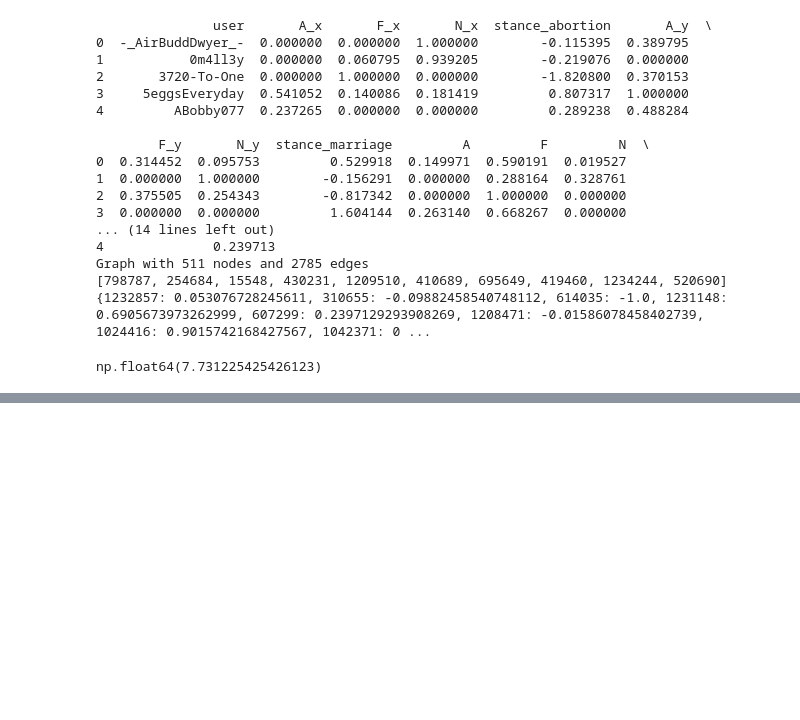
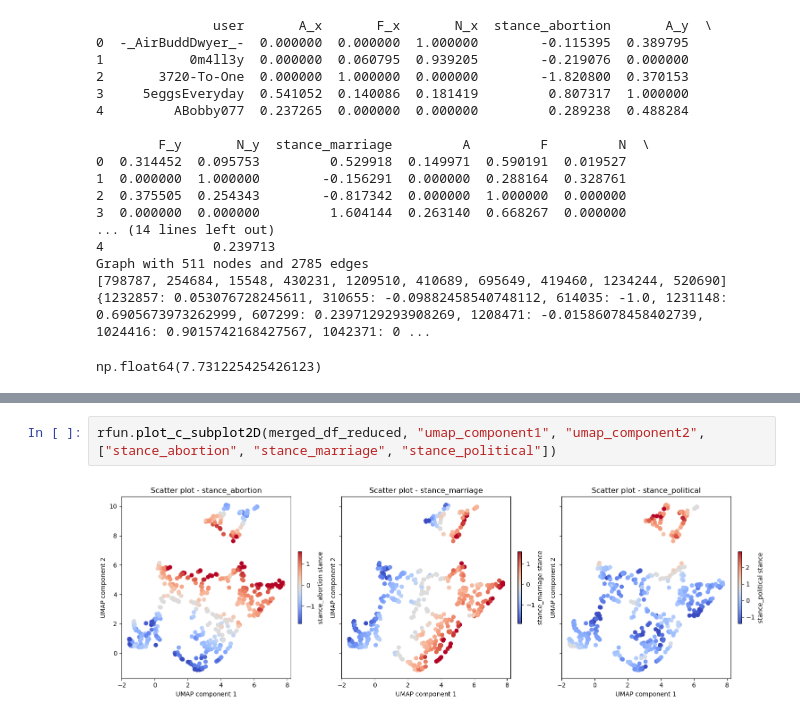
Before and after one commit to b0psheva27/BSc_project_polarization, a Jupyter notebook: notebooks/08_polarization.ipynb, the cells around one changed output, grey strips where cells are left out. Drawn from its saved outputs; the diff is of its cells as text; blank space fills up the shorter version.

```diff
--- a/notebooks/08_polarization.ipynb
+++ b/notebooks/08_polarization.ipynb
@@ -269,0 +280,4 @@ plot_c_subplot(merged_df_reduced, "pca_component_scaled", ["stance_abortion", "s
+# %%
+rfun.plot_c_subplot2D(merged_df_reduced, "umap_component1", "umap_component2", ["stance_abortion", "stance_marriage", "stance_political"])
+# %% [output]
+[figure, added]
```
Also changed, not shown: parts of 11 cells of this notebook, 4 other files.
